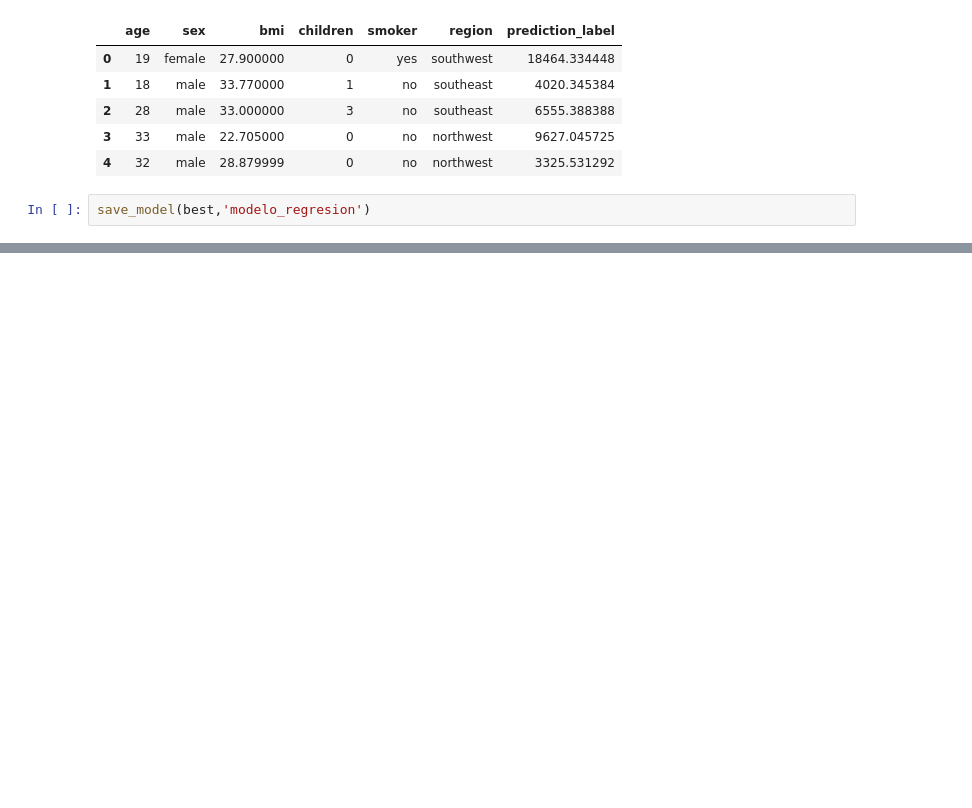
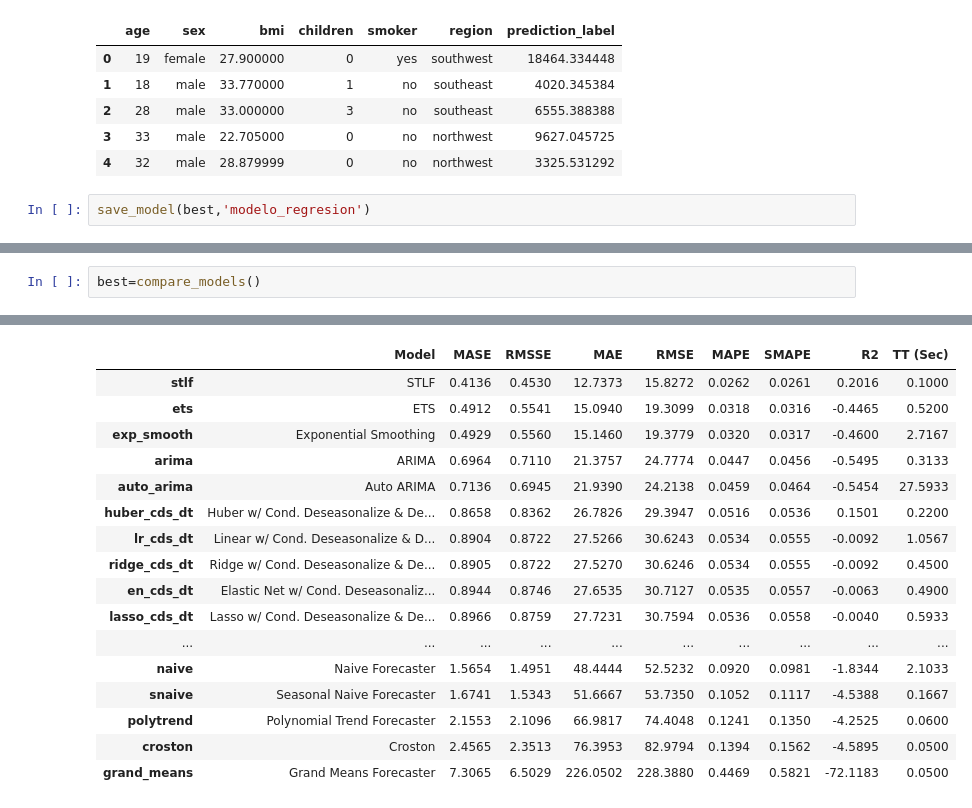
Before and after one commit to jagvgithub/Classification_Regression_models, a Jupyter notebook: Modelos_generales.ipynb, the cells around one changed output, grey strips where cells are left out. Saved outputs shown, nothing was run; the diff lists cells and outputs as text; blank space fills up the shorter version.

```diff
--- a/Modelos_generales.ipynb
+++ b/Modelos_generales.ipynb
@@ -957,0 +1014,3 @@ save_model(best,'modelo_regresion')
+# %%
+best=compare_models()
+# %% [output]
@@ -957,0 +1018,17 @@ save_model(best,'modelo_regresion')
+|  | Model | MASE | RMSSE | MAE | RMSE | MAPE | SMAPE | R2 | TT (Sec) |
+| stlf | STLF | 0.4136 | 0.4530 | 12.7373 | 15.8272 | 0.0262 | 0.0261 | 0.2016 | 0.1000 |
+| ets | ETS | 0.4912 | 0.5541 | 15.0940 | 19.3099 | 0.0318 | 0.0316 | -0.4465 | 0.5200 |
+| exp_smooth | Exponential Smoothing | 0.4929 | 0.5560 | 15.1460 | 19.3779 | 0.0320 | 0.0317 | -0.4600 | 2.7167 |
+| arima | ARIMA | 0.6964 | 0.7110 | 21.3757 | 24.7774 | 0.0447 | 0.0456 | -0.5495 | 0.3133 |
+| auto_arima | Auto ARIMA | 0.7136 | 0.6945 | 21.9390 | 24.2138 | 0.0459 | 0.0464 | -0.5454 | 27.5933 |
+| huber_cds_dt | Huber w/ Cond. Deseasonalize & De... | 0.8658 | 0.8362 | 26.7826 | 29.3947 | 0.0516 | 0.0536 | 0.1501 | 0.2200 |
+| lr_cds_dt | Linear w/ Cond. Deseasonalize & D... | 0.8904 | 0.8722 | 27.5266 | 30.6243 | 0.0534 | 0.0555 | -0.0092 | 1.0567 |
+| ridge_cds_dt | Ridge w/ Cond. Deseasonalize & De... | 0.8905 | 0.8722 | 27.5270 | 30.6246 | 0.0534 | 0.0555 | -0.0092 | 0.4500 |
+| en_cds_dt | Elastic Net w/ Cond. Deseasonaliz... | 0.8944 | 0.8746 | 27.6535 | 30.7127 | 0.0535 | 0.0557 | -0.0063 | 0.4900 |
+| lasso_cds_dt | Lasso w/ Cond. Deseasonalize & De... | 0.8966 | 0.8759 | 27.7231 | 30.7594 | 0.0536 | 0.0558 | -0.0040 | 0.5933 |
+| ... | ... | ... | ... | ... | ... | ... | ... | ... | ... |
+| naive | Naive Forecaster | 1.5654 | 1.4951 | 48.4444 | 52.5232 | 0.0920 | 0.0981 | -1.8344 | 2.1033 |
+| snaive | Seasonal Naive Forecaster | 1.6741 | 1.5343 | 51.6667 | 53.7350 | 0.1052 | 0.1117 | -4.5388 | 0.1667 |
+| polytrend | Polynomial Trend Forecaster | 2.1553 | 2.1096 | 66.9817 | 74.4048 | 0.1241 | 0.1350 | -4.2525 | 0.0600 |
+| croston | Croston | 2.4565 | 2.3513 | 76.3953 | 82.9794 | 0.1394 | 0.1562 | -4.5895 | 0.0500 |
+| grand_means | Grand Means Forecaster | 7.3065 | 6.5029 | 226.0502 | 228.3880 | 0.4469 | 0.5821 | -72.1183 | 0.0500 |
```
Also changed, not shown: parts of 33 cells of this notebook.
